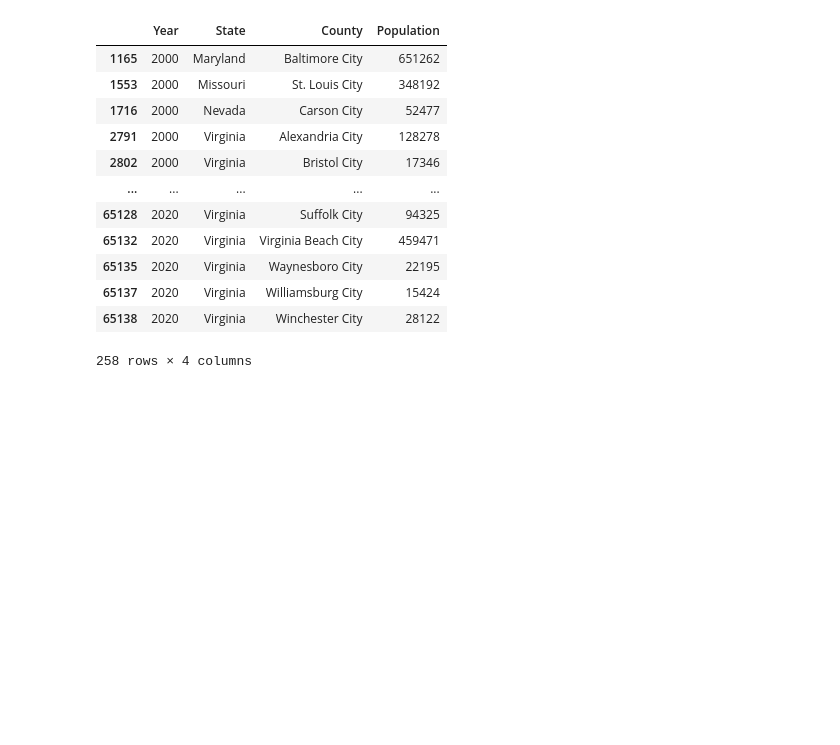
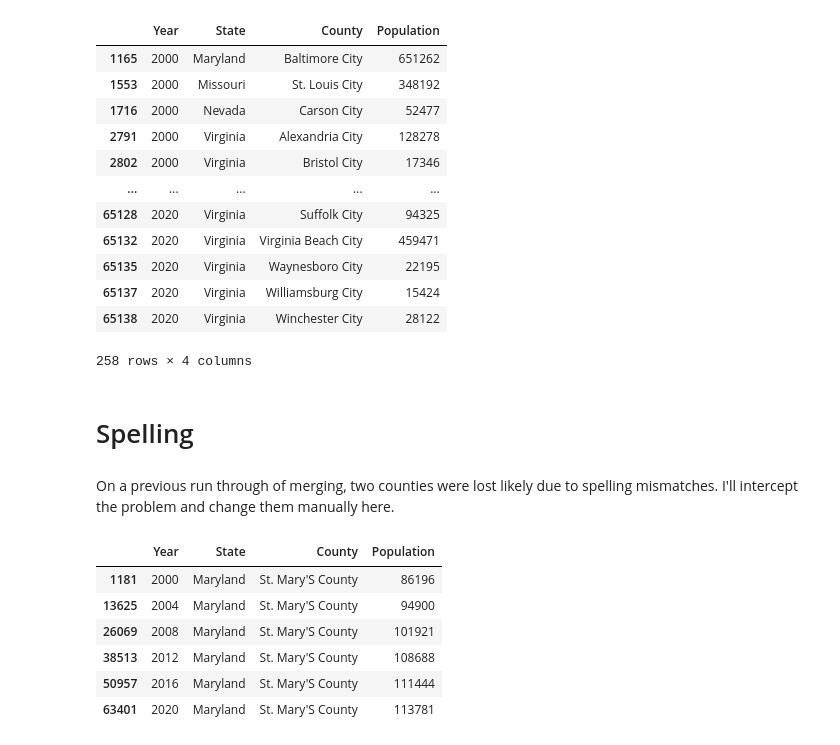
Before and after one commit to matthewcavanaugh96/us-presidential-elections-by-county, a Jupyter notebook: sources/Population.ipynb, the cells around one changed output. Cells and saved outputs as stored; diff of their text form; code cells hidden in the pictures; blank space fills up the shorter version.

Commit message:
Fixed spelling errors that excluded two counties

```diff
--- a/sources/Population.ipynb
+++ b/sources/Population.ipynb
@@ -644,3 +644,19 @@ population_pivoted[population_pivoted['County'].str.contains('City')]
 | 65137 | 2020 | Virginia | Williamsburg City | 15424 |
 | 65138 | 2020 | Virginia | Winchester City | 28122 |
 258 rows × 4 columns
+# %% [markdown]
+# Spelling
+# %% [markdown]
+On a previous run through of merging, two counties were lost likely due to spelling mismatches. I'll intercept the problem and change them manually here.
+# %%
+stmarys_pop = population_pivoted[population_pivoted['State'].str.contains('Maryland')]
+stmarys_pop = stmarys_pop[stmarys_pop['County'].str.contains('Mary')]
+stmarys_pop
+# %% [output]
+|  | Year | State | County | Population |
+| 1181 | 2000 | Maryland | St. Mary'S County | 86196 |
+| 13625 | 2004 | Maryland | St. Mary'S County | 94900 |
+| 26069 | 2008 | Maryland | St. Mary'S County | 101921 |
+| 38513 | 2012 | Maryland | St. Mary'S County | 108688 |
+| 50957 | 2016 | Maryland | St. Mary'S County | 111444 |
+| 63401 | 2020 | Maryland | St. Mary'S County | 113781 |
```
Also changed, not shown: parts of 5 cells of this notebook, 5 other files.
